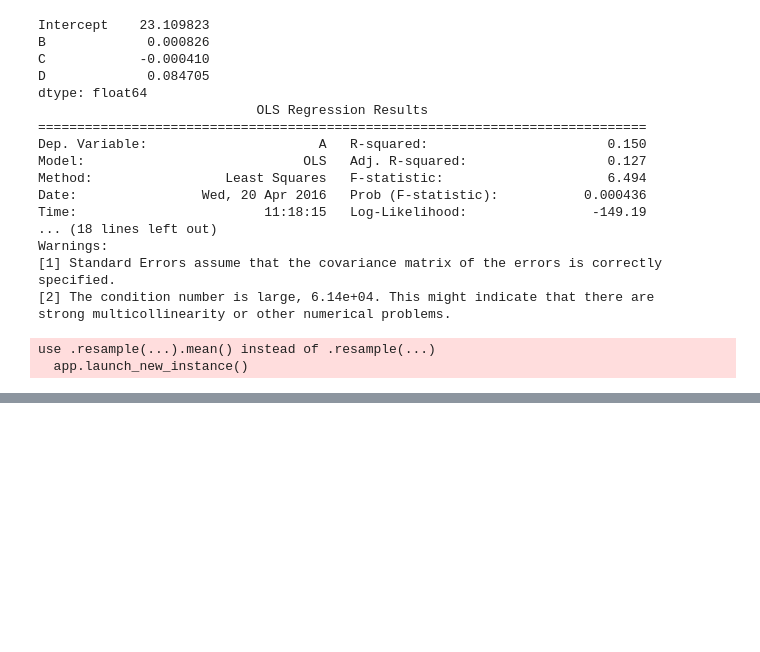
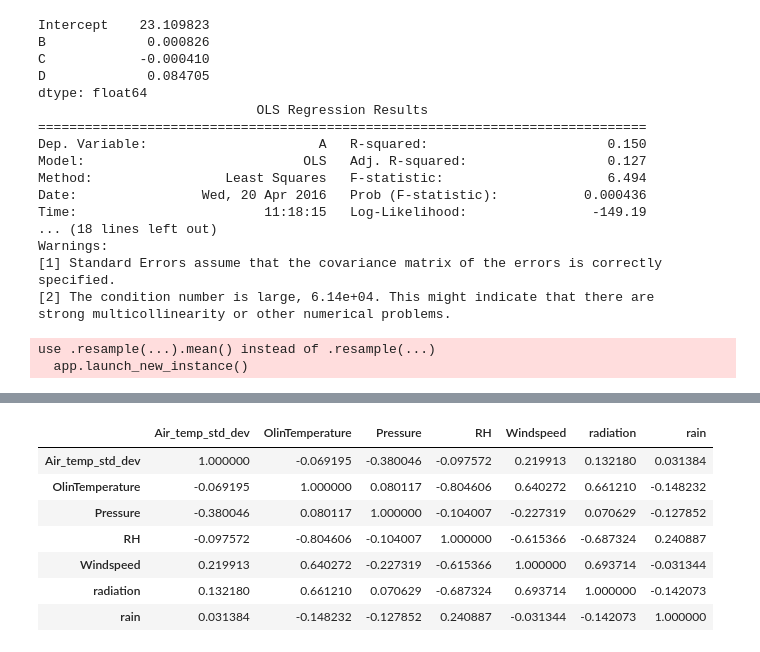
Before and after one commit to gottscott/cityheat, a Jupyter notebook: Bmore/maps.ipynb, the cells around one changed output, grey strips where cells are left out. Saved outputs shown, nothing was run; the diff lists cells and outputs as text; code cells hidden in the pictures; blank space fills up the shorter version.

```diff
--- a/Bmore/maps.ipynb
+++ b/Bmore/maps.ipynb
@@ -21,7 +21,11 @@ import cartopy.crs as ccrs
 from cartopy.io.img_tiles import MapQuestOSM
 meta = pd.DataFrame(pd.read_csv('./data/falldownload/TempSensorFinal_results-4.csv', sep = ','))
 
-mean_temp = pd.read_csv('meantemp.csv', header=-1).rename(columns = {0: 'SensorNumber', 1:'MeanTemp'}).set_index('SensorNumber')
+#mean_temp = pd.read_csv('meantemp.csv', header=-1).rename(columns = {0: 'SensorNumber', 1:'MeanTemp'}).set_index('SensorNumber')
+date_spec = {'Date': [ 0]}
+tempDF = pd.read_csv('data/tempData.csv', parse_dates = date_spec).rename(columns={u'Unnamed: 0': 'Date'}).set_index('Date')
+for column in tempDF.columns :
+    tempDF = tempDF.rename(columns = {column: int(column)})
 
 # categorize sensors
 ebaltsensorsi = np.where(meta['location:Longitude']>= -76.6125831)#-76.61)# -76.6072591 )
@@ -31,4 +35,24 @@ parksensors = meta.sensornumber.iloc[parksi]
 ebaltsensors = meta.sensornumber.iloc[ebaltsensorsi]
 nonparks = np.setdiff1d(ebaltsensors, parksensors)
 
-selected = ebaltsensors
+selected = np.intersect1d(tempDF.columns, ebaltsensors)
+
+# Import weather station data
+import sqlite3
+conn = sqlite3.connect('olinhall-weewx.sdb')
+olinhalldf = pd.read_sql_query('SELECT * from archive', conn)
+olinhalldf['dateTime']=pd.to_datetime(olinhalldf['dateTime'], unit='s')
+olinhalldf.outTemp = (olinhalldf.outTemp-32)*5./9.
+olinhalldf = olinhalldf.set_index('dateTime')
+olinhalldf.index = olinhalldf.index - pd.DateOffset(hours  = 5)
+
+startDate = '2015-06-16'
+endDate = tempDF.index.date[-1]
+
+stdT = tempDF.std(axis=1).resample('H')[startDate:endDate]
+U = olinhalldf['windSpeed'].resample('H')[startDate:endDate]
+T = olinhalldf['outTemp'].resample('H')[startDate:endDate]
+RH = olinhalldf[u'outHumidity'].resample('H')[startDate:endDate]
+radiation = olinhalldf[u'radiation'].resample('H')[startDate:endDate]
+rain = olinhalldf[u'rain'].resample('H')[startDate:endDate]
+pressure = olinhalldf['pressure'].resample('H')[startDate:endDate]
@@ -479,0 +233,12 @@ Kurtosis:                       2.239   Cond. No.                         51.0
+# %%
+df = pd.DataFrame({"Air_temp_std_dev": stdT, "Windspeed": U, "OlinTemperature": T, "RH": RH, "radiation": radiation, "rain": rain, "Pressure": pressure})
+df.corr()
+# %% [output]
+|  | Air_temp_std_dev | OlinTemperature | Pressure | RH | Windspeed | radiation | rain |
+| Air_temp_std_dev | 1.000000 | -0.069195 | -0.380046 | -0.097572 | 0.219913 | 0.132180 | 0.031384 |
+| OlinTemperature | -0.069195 | 1.000000 | 0.080117 | -0.804606 | 0.640272 | 0.661210 | -0.148232 |
+| Pressure | -0.380046 | 0.080117 | 1.000000 | -0.104007 | -0.227319 | 0.070629 | -0.127852 |
+| RH | -0.097572 | -0.804606 | -0.104007 | 1.000000 | -0.615366 | -0.687324 | 0.240887 |
+| Windspeed | 0.219913 | 0.640272 | -0.227319 | -0.615366 | 1.000000 | 0.693714 | -0.031344 |
+| radiation | 0.132180 | 0.661210 | 0.070629 | -0.687324 | 0.693714 | 1.000000 | -0.142073 |
+| rain | 0.031384 | -0.148232 | -0.127852 | 0.240887 | -0.031344 | -0.142073 | 1.000000 |
```
Also changed, not shown: parts of 36 cells of this notebook.
